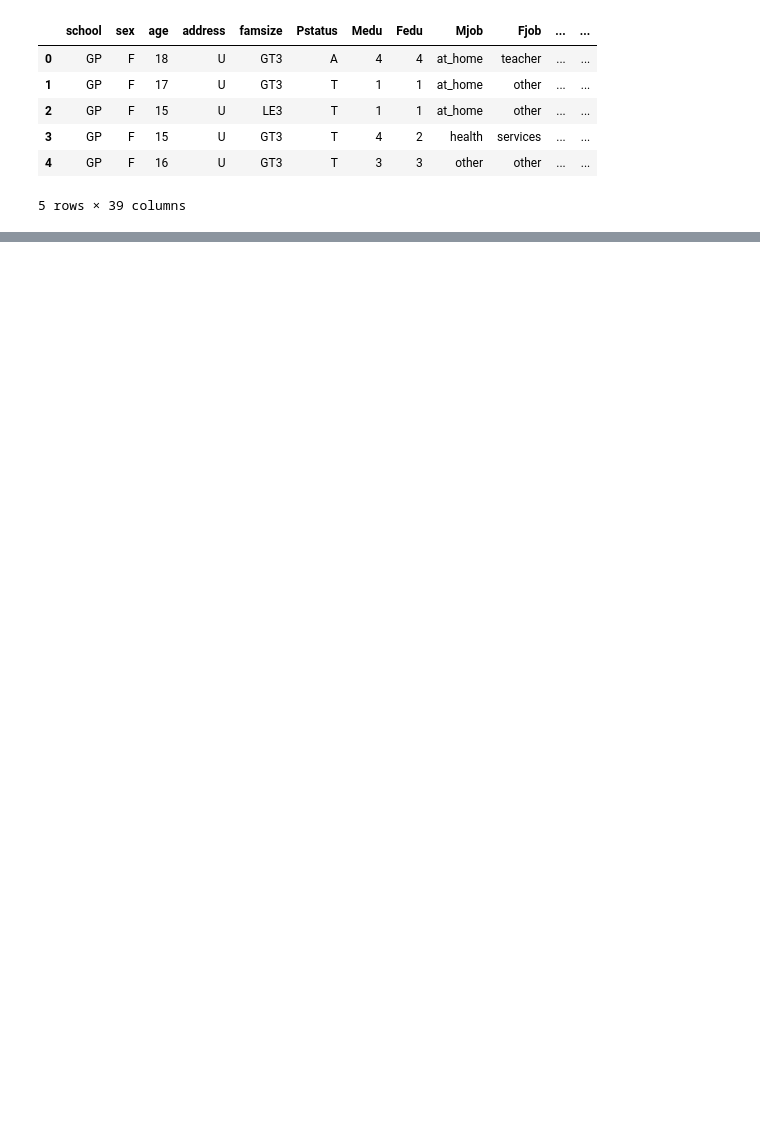
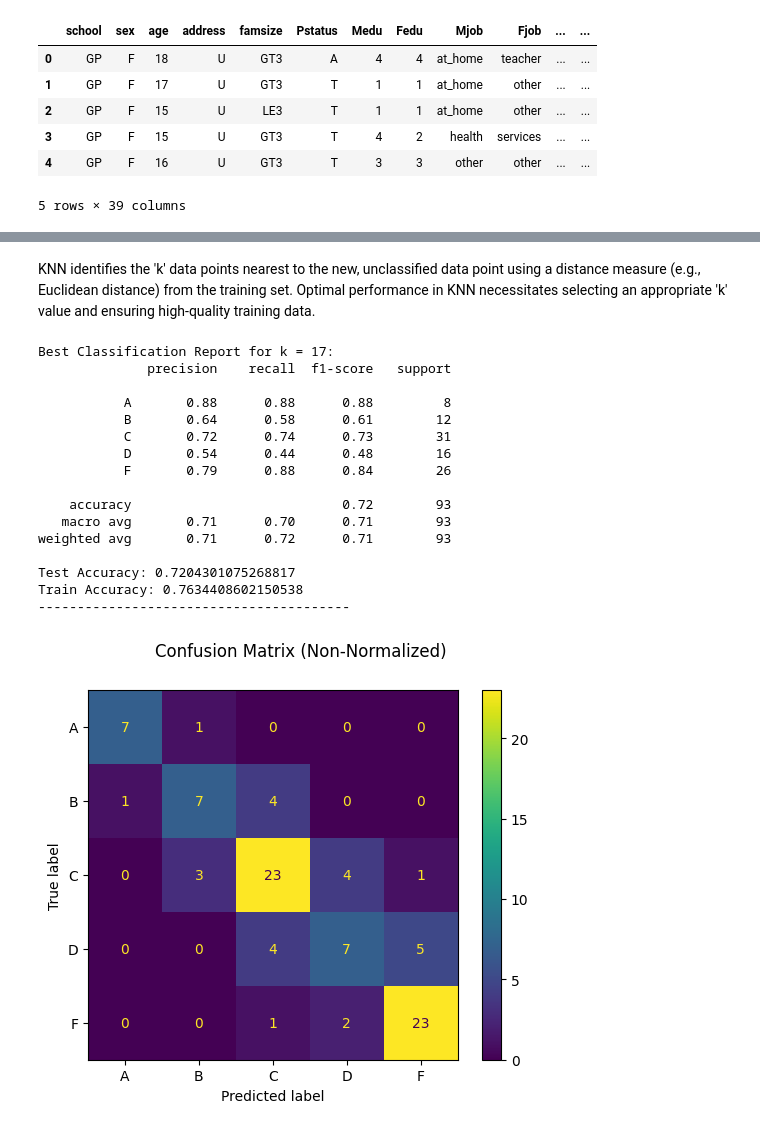
Before and after one commit to mohammed-alaa40123/Exploring-Factors-Influencing-Student-Success, a Jupyter notebook: classification.ipynb, the cells around one changed output, grey strips where cells are left out. Cells and saved outputs as stored; diff of their text form; code cells hidden in the pictures; blank space fills up the shorter version.

```diff
--- a/classification.ipynb
+++ b/classification.ipynb
@@ -406,0 +127,18 @@ cov =  [[0.261104 0.      ]
+# %%
+def Naive_Bayes_Regression_Classification(X,y) :
+
+    nb_classifier = GaussianNB()
+    nb_classifier.fit(X_train, y_train)
+
+    y_pred_test = nb_classifier.predict(X_test)
+    y_pred_train = nb_classifier.predict(X_train)
+
+    test_accuracy = accuracy_score(y_test, y_pred_test)
+    train_accuracy = accuracy_score(y_train, y_pred_train)
+    report = classification_report(y_test,y_pred_test)
+    return report, test_accuracy, train_accuracy
+
+report,test_accuracy, train_accuracy = Naive_Bayes_Regression_Classification(X,y)
+print("Test Accuracy:", test_accuracy)
+print("Train Accuracy:", train_accuracy)
+print("Classification Report: \n", report)
@@ -406,0 +160,59 @@ cov =  [[0.261104 0.      ]
+# %% [markdown]
+KNN identifies the 'k' data points nearest to the new, unclassified data point using a distance measure (e.g., Euclidean distance) from the training set. Optimal performance in KNN necessitates selecting an appropriate 'k' value and ensuring high-quality training data.
+# %%
+from sklearn.metrics import classification_report, accuracy_score, ConfusionMatrixDisplay
+import matplotlib.pyplot as plt
+
+def k_nearest_neighbors_classifier(X_train, X_test, y_train, y_test):
+    neighbors = list(range(1, 27, 2))
+    best_accuracy = 0
+    best_k = None
+    best_test_accuracy = None
+    best_train_accuracy = None
+    best_report = None
+
+    for k in neighbors:
+        knn = KNeighborsClassifier(n_neighbors=k)
+        knn.fit(X_train, y_train)
+        y_pred_test = knn.predict(X_test)
+        y_pred_train = knn.predict(X_train)
+        test_accuracy = accuracy_score(y_test, y_pred_test)
+        train_accuracy = accuracy_score(y_train, y_pred_train)
+
+        if test_accuracy > best_accuracy:
+            best_accuracy = test_accuracy
+            best_k = k
+            best_test_accuracy = test_accuracy
+            best_train_accuracy = train_accuracy
+            best_report = classification_report(y_test, y_pred_test)
+
+    print(f"Best Classification Report for k = {best_k}:\n{best_report}\nTest Accuracy: {best_test_accuracy}\nTrain Accuracy: {best_train_accuracy}\n{'-'*40}")
+
+    # Selecting the best k based on accuracy
+    best_knn = KNeighborsClassifier(n_neighbors=best_k)
+    best_knn.fit(X_train, y_train)
+
+    # Generating confusion matrix for the best k
+    disp = ConfusionMatrixDisplay.from_estimator(best_knn, X_test, y_test)
+    disp.figure_.suptitle("Confusion Matrix (Non-Normalized)")
+    plt.show()
+
+k_nearest_neighbors_classifier(X_train, X_test, y_train, y_test)
+# %% [output]
+Best Classification Report for k = 17:
+              precision    recall  f1-score   support
+
+           A       0.88      0.88      0.88         8
+           B       0.64      0.58      0.61        12
+           C       0.72      0.74      0.73        31
+           D       0.54      0.44      0.48        16
+           F       0.79      0.88      0.84        26
+
+    accuracy                           0.72        93
+   macro avg       0.71      0.70      0.71        93
+weighted avg       0.71      0.72      0.71        93
+
+Test Accuracy: 0.7204301075268817
+Train Accuracy: 0.7634408602150538
+----------------------------------------
+[figure, added]
```
Also changed, not shown: parts of 17 cells of this notebook.
